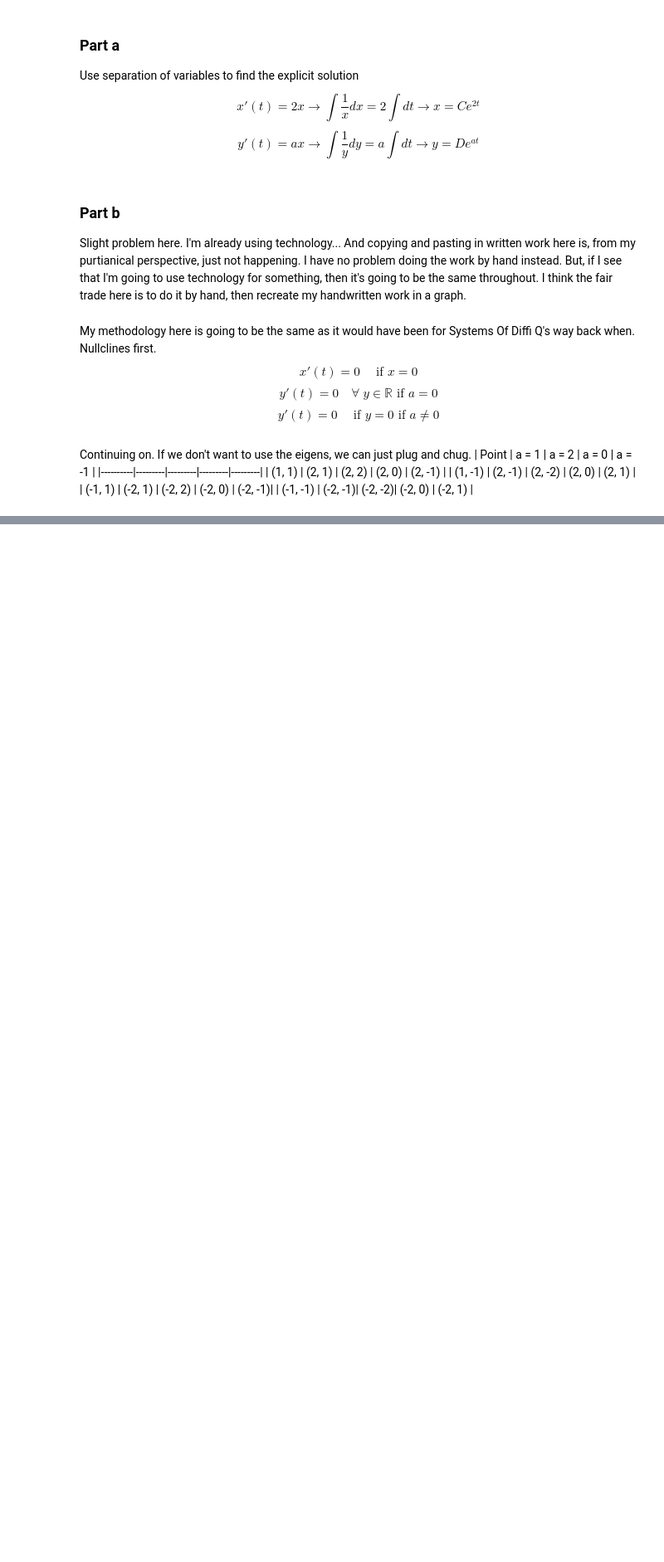
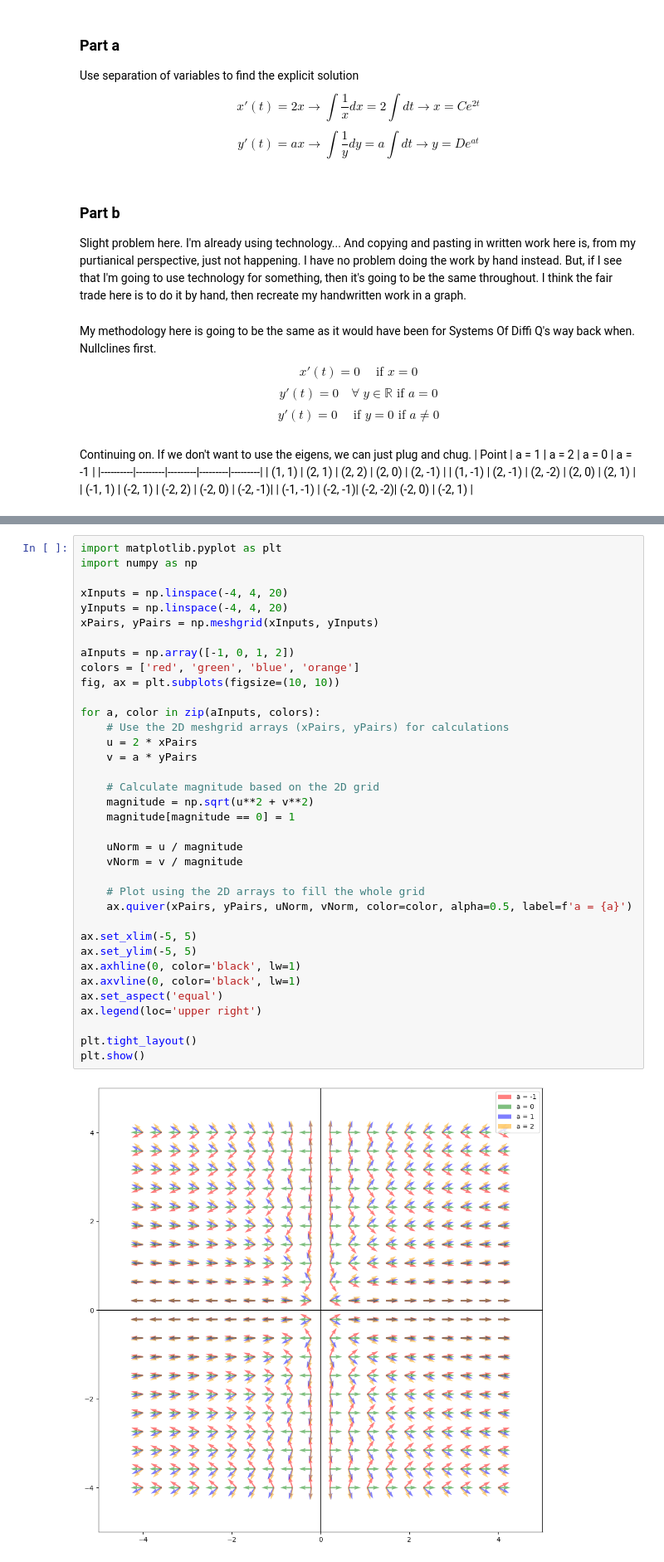
Before and after one commit to MeVsTheVoices/MATH675, a Jupyter notebook: Homework-1.ipynb, the cells around one changed output, grey strips where cells are left out. Shown at 83% size. Saved outputs shown, nothing was run; the diff lists cells and outputs as text; blank space fills up the shorter version.

```diff
--- a/Homework-1.ipynb
+++ b/Homework-1.ipynb
@@ -287,0 +319,38 @@ Continuing on. If we don't want to use the eigens, we can just plug and chug.
+# %%
+import matplotlib.pyplot as plt
+import numpy as np
+
+xInputs = np.linspace(-4, 4, 20)
+yInputs = np.linspace(-4, 4, 20)
+xPairs, yPairs = np.meshgrid(xInputs, yInputs)
+
+aInputs = np.array([-1, 0, 1, 2])
+colors = ['red', 'green', 'blue', 'orange']
+fig, ax = plt.subplots(figsize=(10, 10))
+
+for a, color in zip(aInputs, colors):
+    # Use the 2D meshgrid arrays (xPairs, yPairs) for calculations
+    u = 2 * xPairs
+    v = a * yPairs
+
+    # Calculate magnitude based on the 2D grid
+    magnitude = np.sqrt(u**2 + v**2)
+    magnitude[magnitude == 0] = 1
+
+    uNorm = u / magnitude
+    vNorm = v / magnitude
+
+    # Plot using the 2D arrays to fill the whole grid
+    ax.quiver(xPairs, yPairs, uNorm, vNorm, color=color, alpha=0.5, label=f'a = {a}')
+
+ax.set_xlim(-5, 5)
+ax.set_ylim(-5, 5)
+ax.axhline(0, color='black', lw=1)
+ax.axvline(0, color='black', lw=1)
+ax.set_aspect('equal')
+ax.legend(loc='upper right')
+
+plt.tight_layout()
+plt.show()
+# %% [output]
+[figure, added]
```
Also changed, not shown: parts of 5 cells of this notebook.
